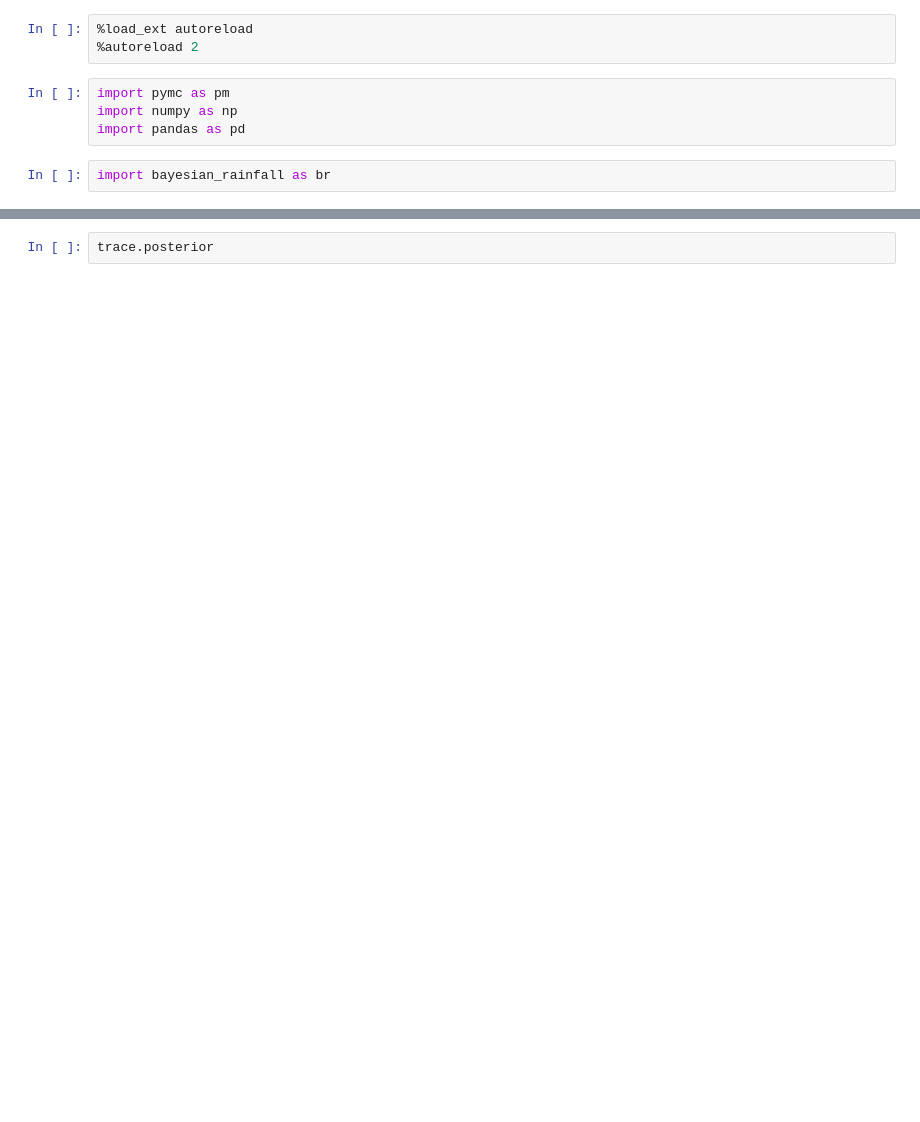
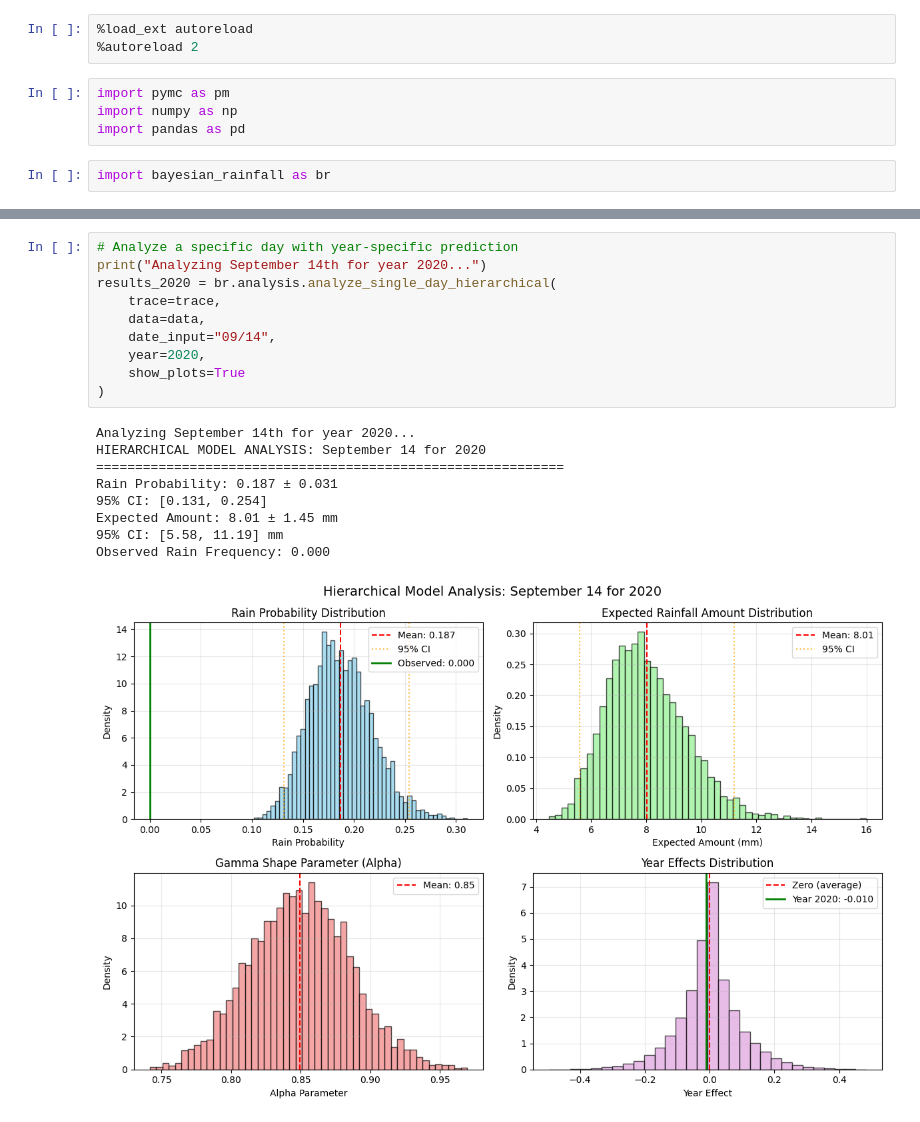
Before and after one commit to OliverEvans96/bayesian-rainfall, a Jupyter notebook: notebooks/Bayesian Rainfall.ipynb, the cells around one changed output, grey strips where cells are left out. Cells and saved outputs as stored; diff of their text form; blank space fills up the shorter version.

```diff
--- a/notebooks/Bayesian Rainfall.ipynb
+++ b/notebooks/Bayesian Rainfall.ipynb
@@ -70,3 +263,21 @@ br.analysis.print_model_summary(trace, data)
 # %%
-trace.posterior
+# Analyze a specific day with year-specific prediction
+print("Analyzing September 14th for year 2020...")
+results_2020 = br.analysis.analyze_single_day_hierarchical(
+    trace=trace,
+    data=data,
+    date_input="09/14",
+    year=2020,
+    show_plots=True
+)
+# %% [output]
+Analyzing September 14th for year 2020...
+HIERARCHICAL MODEL ANALYSIS: September 14 for 2020
+============================================================
+Rain Probability: 0.187 ± 0.031
+95% CI: [0.131, 0.254]
+Expected Amount: 8.01 ± 1.45 mm
+95% CI: [5.58, 11.19] mm
+Observed Rain Frequency: 0.000
+[figure, added]
 # %%
```
Also changed, not shown: parts of 31 cells of this notebook, 6 other files.
